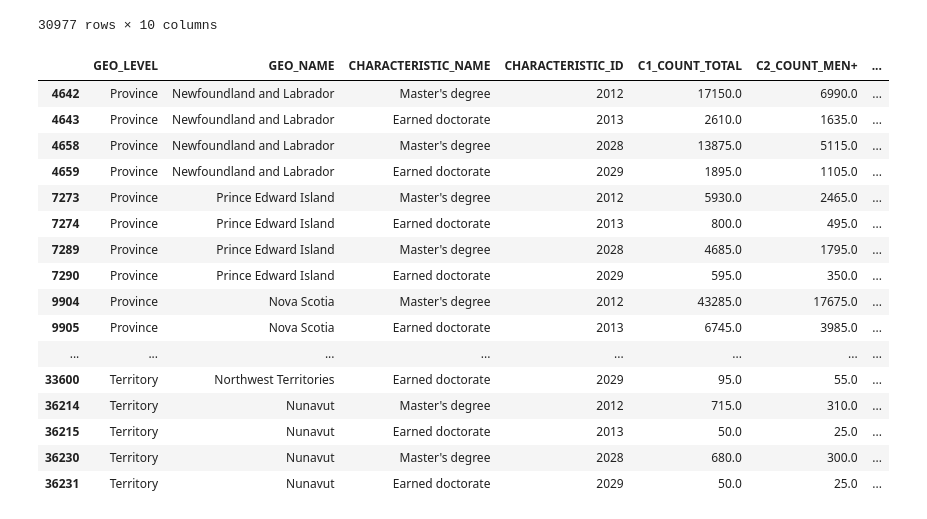
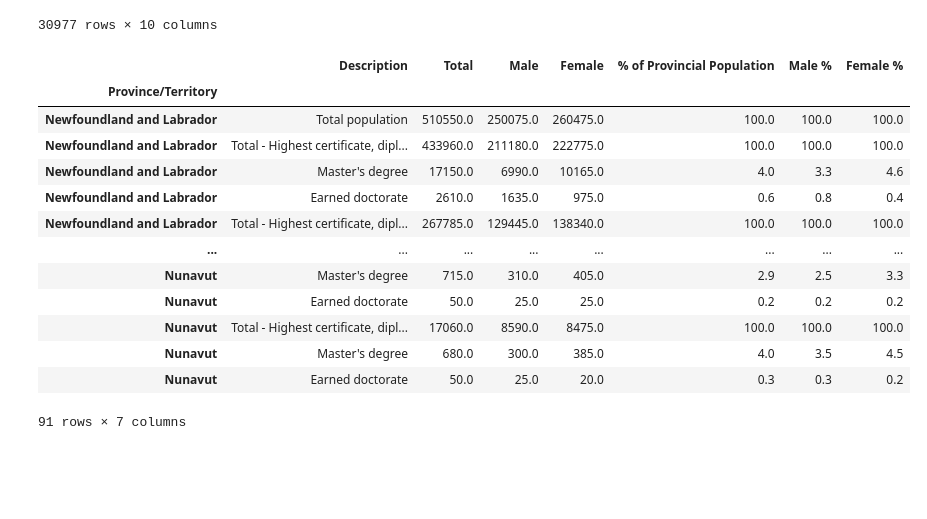
Before and after one commit to BehnooshNasri/project_one, a Jupyter notebook: gender and grad school/Gender Data Cleaning.ipynb, the cells around one changed output. Saved outputs shown, nothing was run; the diff lists cells and outputs as text; code cells hidden in the pictures; blank space fills up the shorter version.

```diff
--- a/gender and grad school/Gender Data Cleaning.ipynb
+++ b/gender and grad school/Gender Data Cleaning.ipynb
@@ -42,6 +61,6 @@ filtered_by_prov
 # %%
+# Drop NaN
 cleaned_df = filtered_by_prov.dropna()
-cleaned_df = cleaned_df.drop_duplicates()
 cleaned_df
 # %% [output]
 |  | GEO_LEVEL | GEO_NAME | CHARACTERISTIC_NAME | CHARACTERISTIC_ID | C1_COUNT_TOTAL | C2_COUNT_MEN+ | ... |
@@ -57,28 +76,46 @@ cleaned_df
 | 36832 | Territory | Nunavut | Eligible children who have not be... | 2630 | 140.0 | 80.0 | ... |
 | 36833 | Territory | Nunavut | Children not eligible for instruc... | 2631 | 9140.0 | 4555.0 | ... |
 30977 rows × 10 columns
-# %%
-# removing spaces before the words in Characteristic Name column
-cleaned_df.loc[:,'CHARACTERISTIC_NAME'] = cleaned_df['CHARACTERISTIC_NAME'].str.strip()
 # %%
-education_df = cleaned_df[(cleaned_df['CHARACTERISTIC_NAME'] == 'Earned doctorate') |
-                         (cleaned_df['CHARACTERISTIC_NAME'] == "Master's degree")]
+# Grabbing the characteristic IDs we want
+education_df = cleaned_df[(cleaned_df['CHARACTERISTIC_ID'] == 8) |
+                        (cleaned_df['CHARACTERISTIC_ID'] == 1998) |
+                        (cleaned_df['CHARACTERISTIC_ID'] == 2012) |
+                        (cleaned_df['CHARACTERISTIC_ID'] == 2013) |
+                        (cleaned_df['CHARACTERISTIC_ID'] == 2014) |
+                        (cleaned_df['CHARACTERISTIC_ID'] == 2028) |
+                        (cleaned_df['CHARACTERISTIC_ID'] == 2029) ]
+
+education_df.loc[education_df['CHARACTERISTIC_ID'] == 8, 'CHARACTERISTIC_NAME'] = 'Total population'
+
+# Rename columns
+education_df = education_df.rename(columns ={
+    'GEO_NAME' : 'Province/Territory',
+    'CHARACTERISTIC_NAME' : 'Description',
+    'C1_COUNT_TOTAL':'Total',
+    'C2_COUNT_MEN+': 'Male',
+    'C3_COUNT_WOMEN+': 'Female',
+    'C10_RATE_TOTAL' : '% of Provincial Population',
+    'C11_RATE_MEN+' : 'Male %',
+    'C12_RATE_WOMEN+' : 'Female %'
+                     })
+# Resetting the index and pulling only columns we want
+education_df.reset_index(inplace=True)
+education_df.set_index("Province/Territory",inplace=True)
+education_df = education_df[['Description','Total','Male','Female','% of Provincial Population','Male %','Female %']]
 education_df
 # %% [output]
-|  | GEO_LEVEL | GEO_NAME | CHARACTERISTIC_NAME | CHARACTERISTIC_ID | C1_COUNT_TOTAL | C2_COUNT_MEN+ | ... |
-| 4642 | Province | Newfoundland and Labrador | Master's degree | 2012 | 17150.0 | 6990.0 | ... |
-| 4643 | Province | Newfoundland and Labrador | Earned doctorate | 2013 | 2610.0 | 1635.0 | ... |
-| 4658 | Province | Newfoundland and Labrador | Master's degree | 2028 | 13875.0 | 5115.0 | ... |
-| 4659 | Province | Newfoundland and Labrador | Earned doctorate | 2029 | 1895.0 | 1105.0 | ... |
-| 7273 | Province | Prince Edward Island | Master's degree | 2012 | 5930.0 | 2465.0 | ... |
-| 7274 | Province | Prince Edward Island | Earned doctorate | 2013 | 800.0 | 495.0 | ... |
-| 7289 | Province | Prince Edward Island | Master's degree | 2028 | 4685.0 | 1795.0 | ... |
-| 7290 | Province | Prince Edward Island | Earned doctorate | 2029 | 595.0 | 350.0 | ... |
-| 9904 | Province | Nova Scotia | Master's degree | 2012 | 43285.0 | 17675.0 | ... |
-| 9905 | Province | Nova Scotia | Earned doctorate | 2013 | 6745.0 | 3985.0 | ... |
+|  | Description | Total | Male | Female | % of Provincial Population | Male % | Female % |
+| Province/Territory |  |  |  |  |  |  |  |
+| Newfoundland and Labrador | Total population | 510550.0 | 250075.0 | 260475.0 | 100.0 | 100.0 | 100.0 |
+| Newfoundland and Labrador | Total - Highest certificate, dipl... | 433960.0 | 211180.0 | 222775.0 | 100.0 | 100.0 | 100.0 |
+| Newfoundland and Labrador | Master's degree | 17150.0 | 6990.0 | 10165.0 | 4.0 | 3.3 | 4.6 |
+| Newfoundland and Labrador | Earned doctorate | 2610.0 | 1635.0 | 975.0 | 0.6 | 0.8 | 0.4 |
+| Newfoundland and Labrador | Total - Highest certificate, dipl... | 267785.0 | 129445.0 | 138340.0 | 100.0 | 100.0 | 100.0 |
 | ... | ... | ... | ... | ... | ... | ... | ... |
-| 33600 | Territory | Northwest Territories | Earned doctorate | 2029 | 95.0 | 55.0 | ... |
-| 36214 | Territory | Nunavut | Master's degree | 2012 | 715.0 | 310.0 | ... |
-| 36215 | Territory | Nunavut | Earned doctorate | 2013 | 50.0 | 25.0 | ... |
-| 36230 | Territory | Nunavut | Master's degree | 2028 | 680.0 | 300.0 | ... |
-| 36231 | Territory | Nunavut | Earned doctorate | 2029 | 50.0 | 25.0 | ... |
+| Nunavut | Master's degree | 715.0 | 310.0 | 405.0 | 2.9 | 2.5 | 3.3 |
+| Nunavut | Earned doctorate | 50.0 | 25.0 | 25.0 | 0.2 | 0.2 | 0.2 |
+| Nunavut | Total - Highest certificate, dipl... | 17060.0 | 8590.0 | 8475.0 | 100.0 | 100.0 | 100.0 |
+| Nunavut | Master's degree | 680.0 | 300.0 | 385.0 | 4.0 | 3.5 | 4.5 |
+| Nunavut | Earned doctorate | 50.0 | 25.0 | 20.0 | 0.3 | 0.3 | 0.2 |
+91 rows × 7 columns
```
Also changed, not shown: parts of 4 cells of this notebook, 1 other file.
